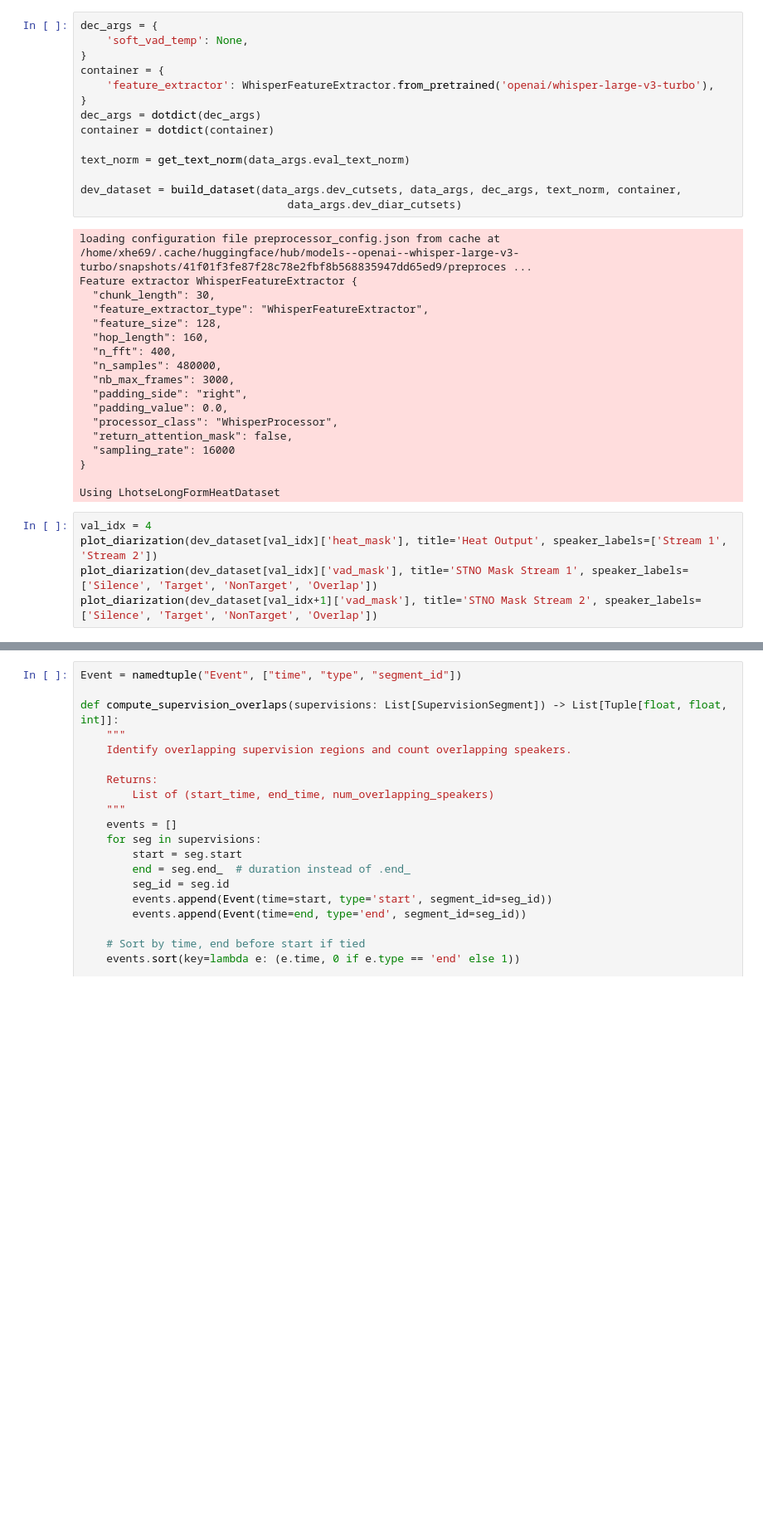
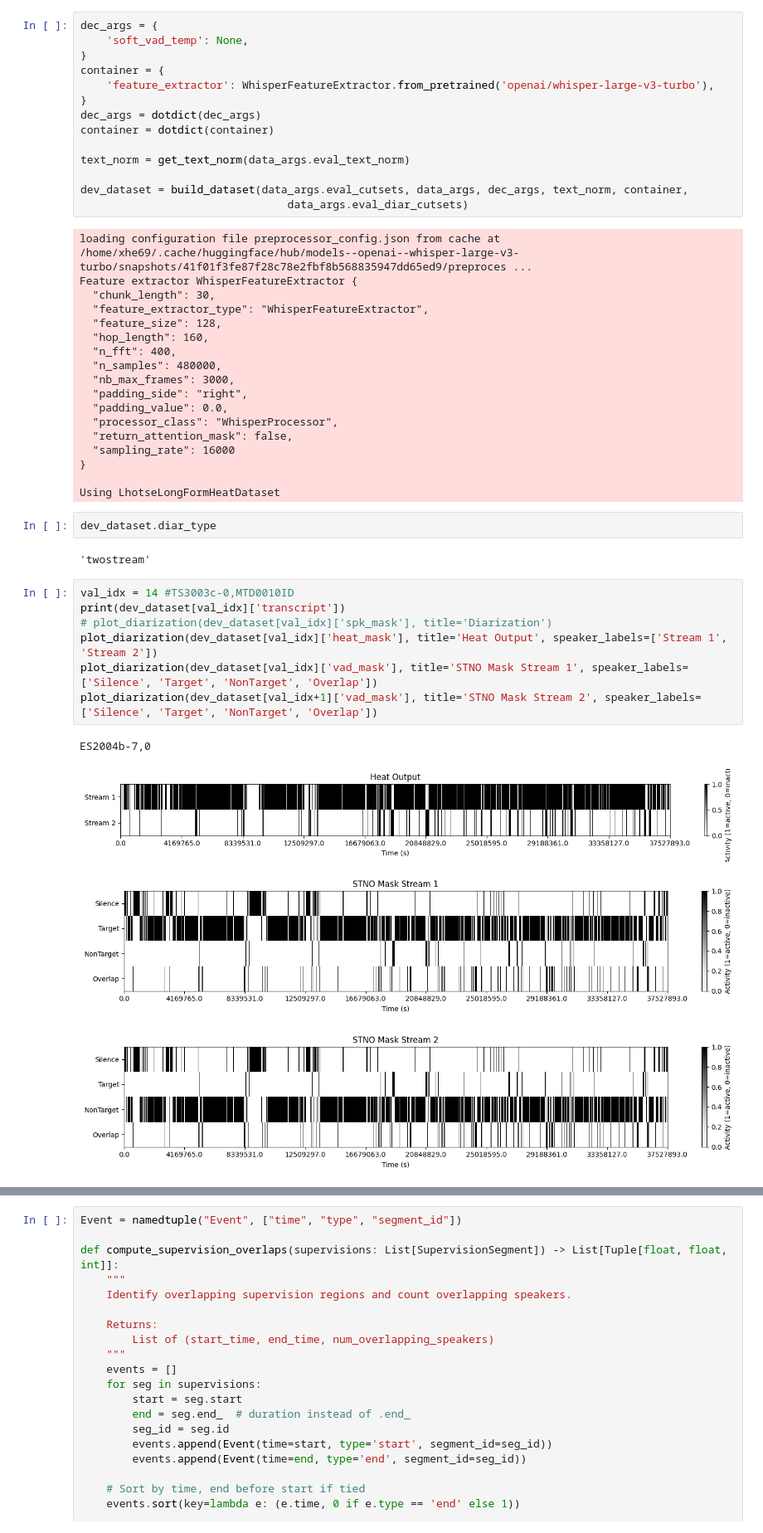
Before and after one commit to xiluohe/TS-ASR-Whisper, a Jupyter notebook: src/heat_dataset.ipynb, the cells around one changed output, grey strips where cells are left out. Shown at 83% size. Drawn from its saved outputs; the diff is of its cells as text; blank space fills up the shorter version.

```diff
--- a/src/heat_dataset.ipynb
+++ b/src/heat_dataset.ipynb
@@ -145,8 +429,8 @@ container = dotdict(container)
 
 text_norm = get_text_norm(data_args.eval_text_norm)
 
-dev_dataset = build_dataset(data_args.dev_cutsets, data_args, dec_args, text_norm, container,
-                                data_args.dev_diar_cutsets)
+dev_dataset = build_dataset(data_args.eval_cutsets, data_args, dec_args, text_norm, container,
+                                data_args.eval_diar_cutsets)
 # %% [output]
 loading configuration file preprocessor_config.json from cache at /home/xhe69/.cache/huggingface/hub/models--openai--whisper-large-v3-turbo/snapshots/41f01f3fe87f28c78e2fbf8b568835947dd65ed9/preproces ...
 Feature extractor WhisperFeatureExtractor {
@@ -165,10 +449,21 @@ Feature extractor WhisperFeatureExtractor {
 }
 
 Using LhotseLongFormHeatDataset
+# %%
+dev_dataset.diar_type
+# %% [output]
+'twostream'
 # %%
-val_idx = 4
+val_idx = 14 #TS3003c-0,MTD0010ID
+print(dev_dataset[val_idx]['transcript'])
+# plot_diarization(dev_dataset[val_idx]['spk_mask'], title='Diarization')
 plot_diarization(dev_dataset[val_idx]['heat_mask'], title='Heat Output', speaker_labels=['Stream 1', 'Stream 2'])
 plot_diarization(dev_dataset[val_idx]['vad_mask'], title='STNO Mask Stream 1', speaker_labels=['Silence', 'Target', 'NonTarget', 'Overlap'])
 plot_diarization(dev_dataset[val_idx+1]['vad_mask'], title='STNO Mask Stream 2', speaker_labels=['Silence', 'Target', 'NonTarget', 'Overlap'])
+# %% [output]
+ES2004b-7,0
+[figure, added]
+[figure, added]
+[figure, added]
 # %%
 dev_dataset[0]['all_supervisions'][0]
```
Also changed, not shown: parts of 17 cells of this notebook, 35 other files.
